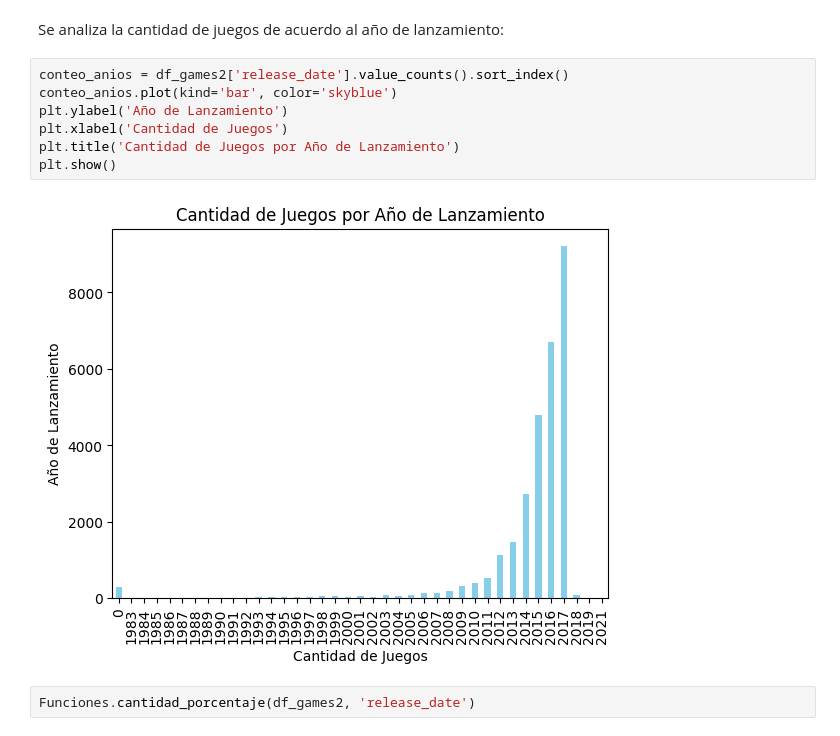
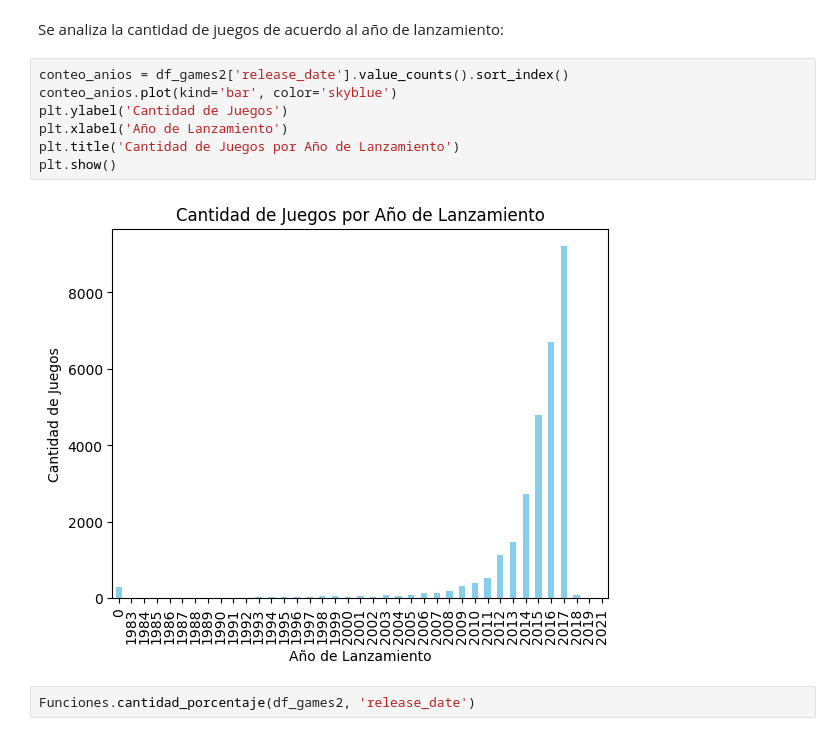
Before and after one commit to camillaneza/PI1_MLOps_Steam_Games, a Jupyter notebook: Jupyter/Feature_Engineering_EDA.ipynb, the cells around one changed output. Saved outputs shown, nothing was run; the diff lists cells and outputs as text.

```diff
--- a/Jupyter/Feature_Engineering_EDA.ipynb
+++ b/Jupyter/Feature_Engineering_EDA.ipynb
@@ -642,12 +693,12 @@ Se analiza la cantidad de juegos de acuerdo al año de lanzamiento:
 # %%
 conteo_anios = df_games2['release_date'].value_counts().sort_index()
 conteo_anios.plot(kind='bar', color='skyblue')
-plt.ylabel('Año de Lanzamiento')
-plt.xlabel('Cantidad de Juegos')
+plt.ylabel('Cantidad de Juegos')
+plt.xlabel('Año de Lanzamiento')
 plt.title('Cantidad de Juegos por Año de Lanzamiento')
 plt.show()
 # %% [output]
-[figure, old version]
+[figure, new version]
 # %%
 Funciones.cantidad_porcentaje(df_games2, 'release_date')
 # %% [output]
```
Also changed, not shown: parts of 19 cells of this notebook, 5 other files.
